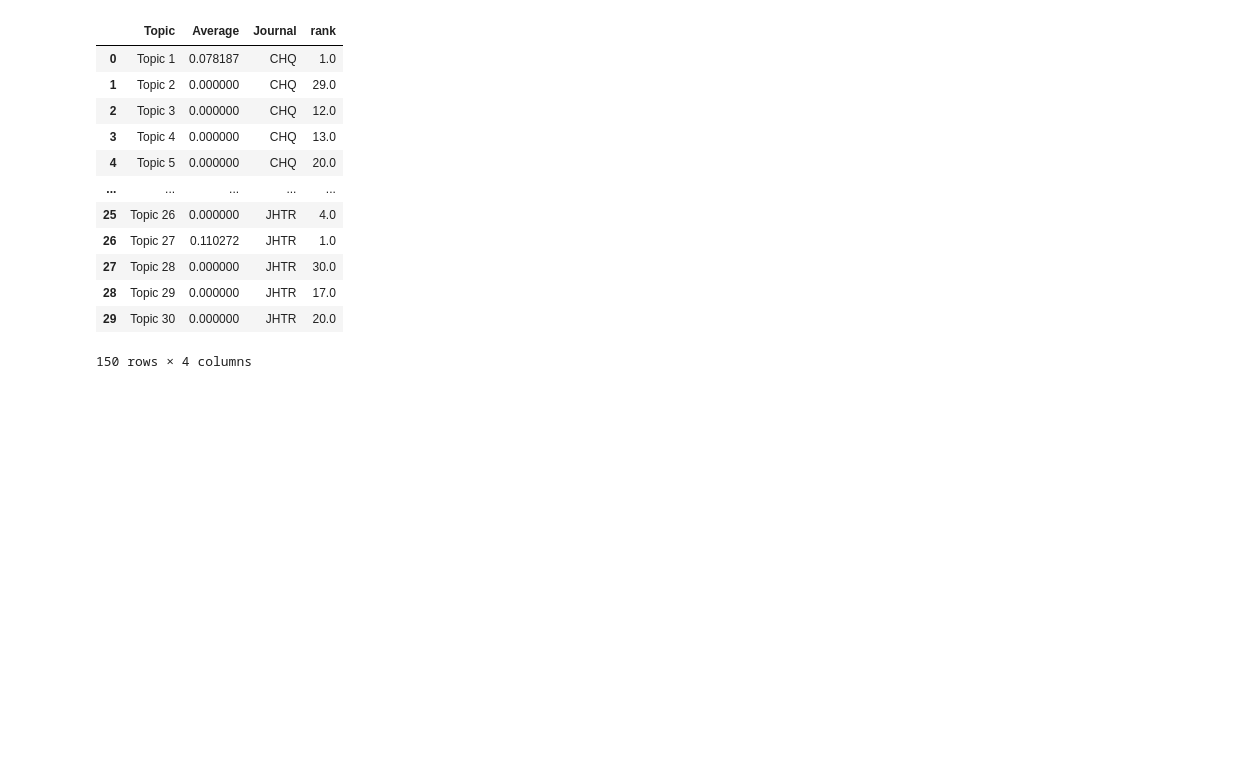
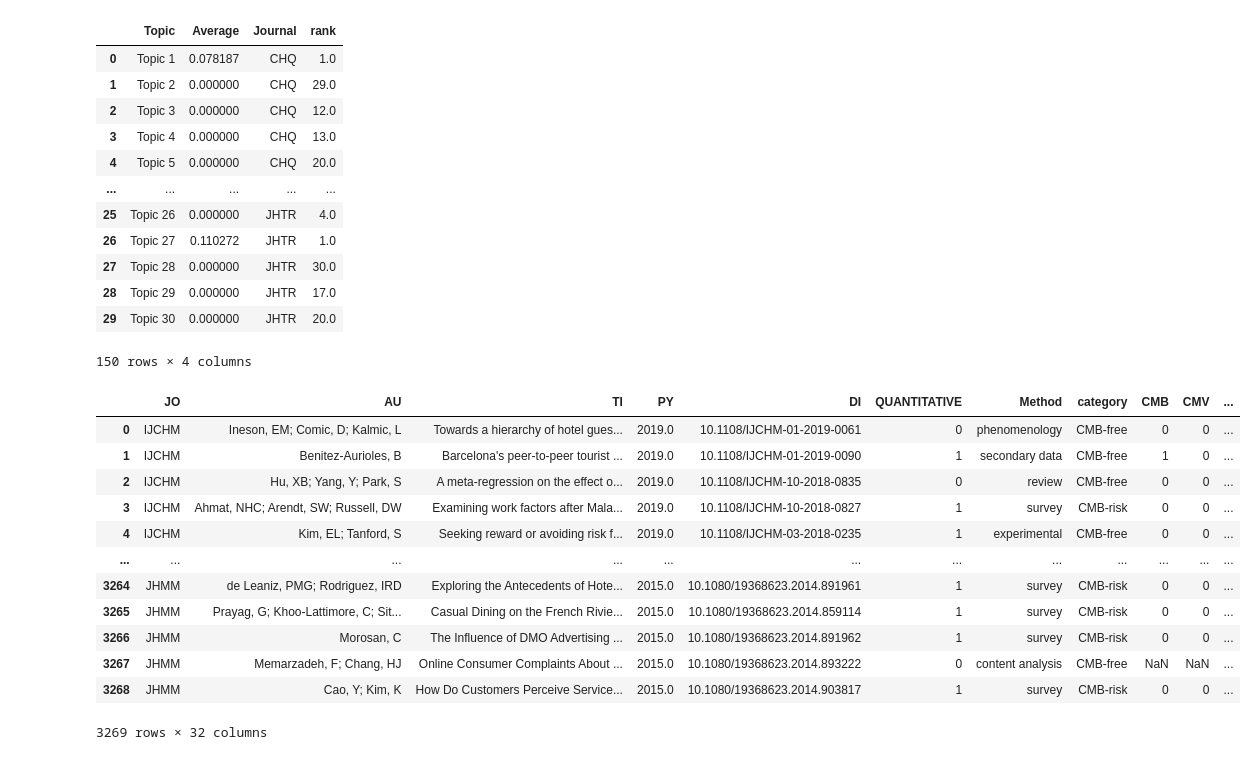
Before and after one commit to kurtsenol/machine-learning, a Jupyter notebook: TopicModeling/Methodology/Model_30_no_freq.ipynb, the cells around one changed output. Saved outputs shown, nothing was run; the diff lists cells and outputs as text; code cells hidden in the pictures; blank space fills up the shorter version.

```diff
--- a/TopicModeling/Methodology/Model_30_no_freq.ipynb
+++ b/TopicModeling/Methodology/Model_30_no_freq.ipynb
@@ -1116,3 +1143,20 @@ df_highest
 | 28 | Topic 29 | 0.000000 | JHTR | 17.0 |
 | 29 | Topic 30 | 0.000000 | JHTR | 20.0 |
 150 rows × 4 columns
+# %%
+df_method =pd.read_pickle("/content/drive/MyDrive/Colab Notebooks/TopicModeling/Methodology/df_method.pkl")
+df_method
+# %% [output]
+|  | JO | AU | TI | PY | DI | QUANTITATIVE | Method | category | CMB | CMV | ... |
+| 0 | IJCHM | Ineson, EM; Comic, D; Kalmic, L | Towards a hierarchy of hotel gues... | 2019.0 | 10.1108/IJCHM-01-2019-0061 | 0 | phenomenology | CMB-free | 0 | 0 | ... |
+| 1 | IJCHM | Benitez-Aurioles, B | Barcelona's peer-to-peer tourist ... | 2019.0 | 10.1108/IJCHM-01-2019-0090 | 1 | secondary data | CMB-free | 1 | 0 | ... |
+| 2 | IJCHM | Hu, XB; Yang, Y; Park, S | A meta-regression on the effect o... | 2019.0 | 10.1108/IJCHM-10-2018-0835 | 0 | review | CMB-free | 0 | 0 | ... |
+| 3 | IJCHM | Ahmat, NHC; Arendt, SW; Russell, DW | Examining work factors after Mala... | 2019.0 | 10.1108/IJCHM-10-2018-0827 | 1 | survey | CMB-risk | 0 | 0 | ... |
+| 4 | IJCHM | Kim, EL; Tanford, S | Seeking reward or avoiding risk f... | 2019.0 | 10.1108/IJCHM-03-2018-0235 | 1 | experimental | CMB-free | 0 | 0 | ... |
+| ... | ... | ... | ... | ... | ... | ... | ... | ... | ... | ... | ... |
+| 3264 | JHMM | de Leaniz, PMG; Rodriguez, IRD | Exploring the Antecedents of Hote... | 2015.0 | 10.1080/19368623.2014.891961 | 1 | survey | CMB-risk | 0 | 0 | ... |
+| 3265 | JHMM | Prayag, G; Khoo-Lattimore, C; Sit... | Casual Dining on the French Rivie... | 2015.0 | 10.1080/19368623.2014.859114 | 1 | survey | CMB-risk | 0 | 0 | ... |
+| 3266 | JHMM | Morosan, C | The Influence of DMO Advertising ... | 2015.0 | 10.1080/19368623.2014.891962 | 1 | survey | CMB-risk | 0 | 0 | ... |
+| 3267 | JHMM | Memarzadeh, F; Chang, HJ | Online Consumer Complaints About ... | 2015.0 | 10.1080/19368623.2014.893222 | 0 | content analysis | CMB-free | NaN | NaN | ... |
+| 3268 | JHMM | Cao, Y; Kim, K | How Do Customers Perceive Service... | 2015.0 | 10.1080/19368623.2014.903817 | 1 | survey | CMB-risk | 0 | 0 | ... |
+3269 rows × 32 columns
```
Also changed, not shown: parts of 74 cells of this notebook.
